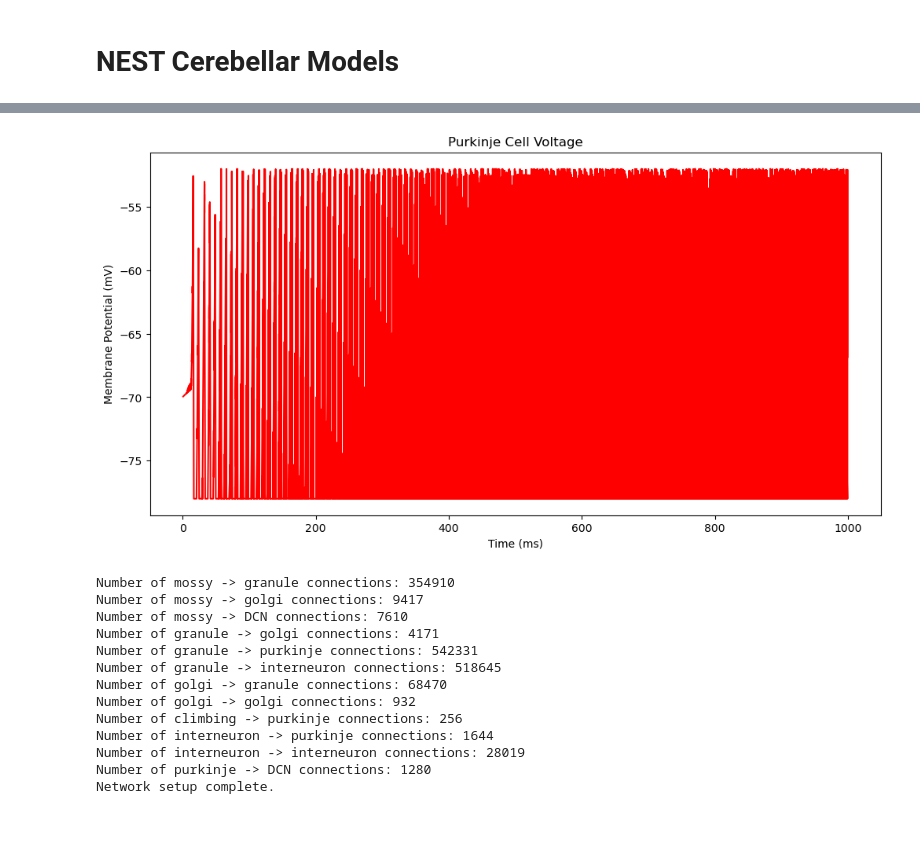
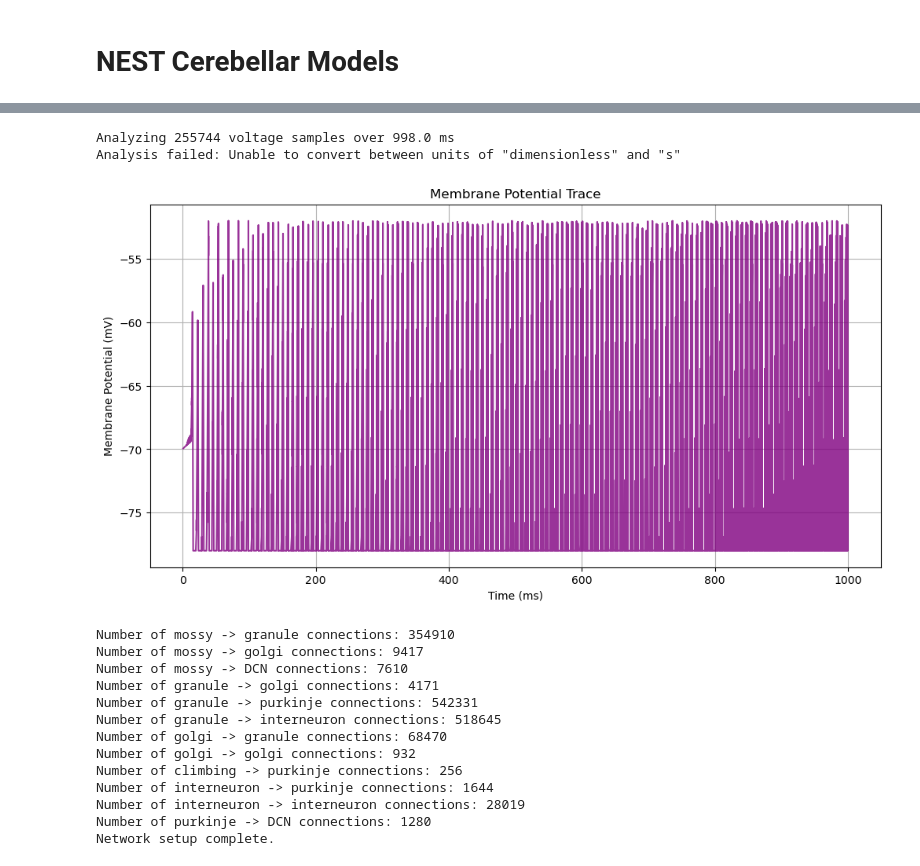
Before and after one commit to ashley-andrea/Project_BM, a Jupyter notebook: cerebellum_simulation.ipynb, the cells around one changed output, grey strips where cells are left out. Drawn from its saved outputs; the diff is of its cells as text; code cells hidden in the pictures; blank space fills up the shorter version.

```diff
--- a/cerebellum_simulation.ipynb
+++ b/cerebellum_simulation.ipynb
@@ -71,7 +80,16 @@ visualization.plot_raster(dcn_spike_data, title="Deep Cerebellar Nuclei Raster P
-# %%
-visualization.plot_voltage_trace(voltages_data, title="Purkinje Cell Voltage")
-# %% [output]
-[figure, removed]
+# %%
+pc_voltages = results["purkinje_voltages"]
+
+try:
+    voltage_results = analysis.analyze_voltage_data(pc_voltages)
+    visualization.plot_spectral_analysis(voltage_results)
+except ValueError as e:
+    print(f"Analysis failed: {str(e)}")
+    visualization.plot_voltage_trace(pc_voltages)  # Show raw data for debugging
+# %% [output]
+Analyzing 255744 voltage samples over 998.0 ms
+Analysis failed: Unable to convert between units of "dimensionless" and "s"
+[figure, added]
 # %%
 spatial_results = simulation.example_spatial_simulation()
 # %% [output]
```
Also changed, not shown: parts of 6 cells of this notebook, 7 other files.
